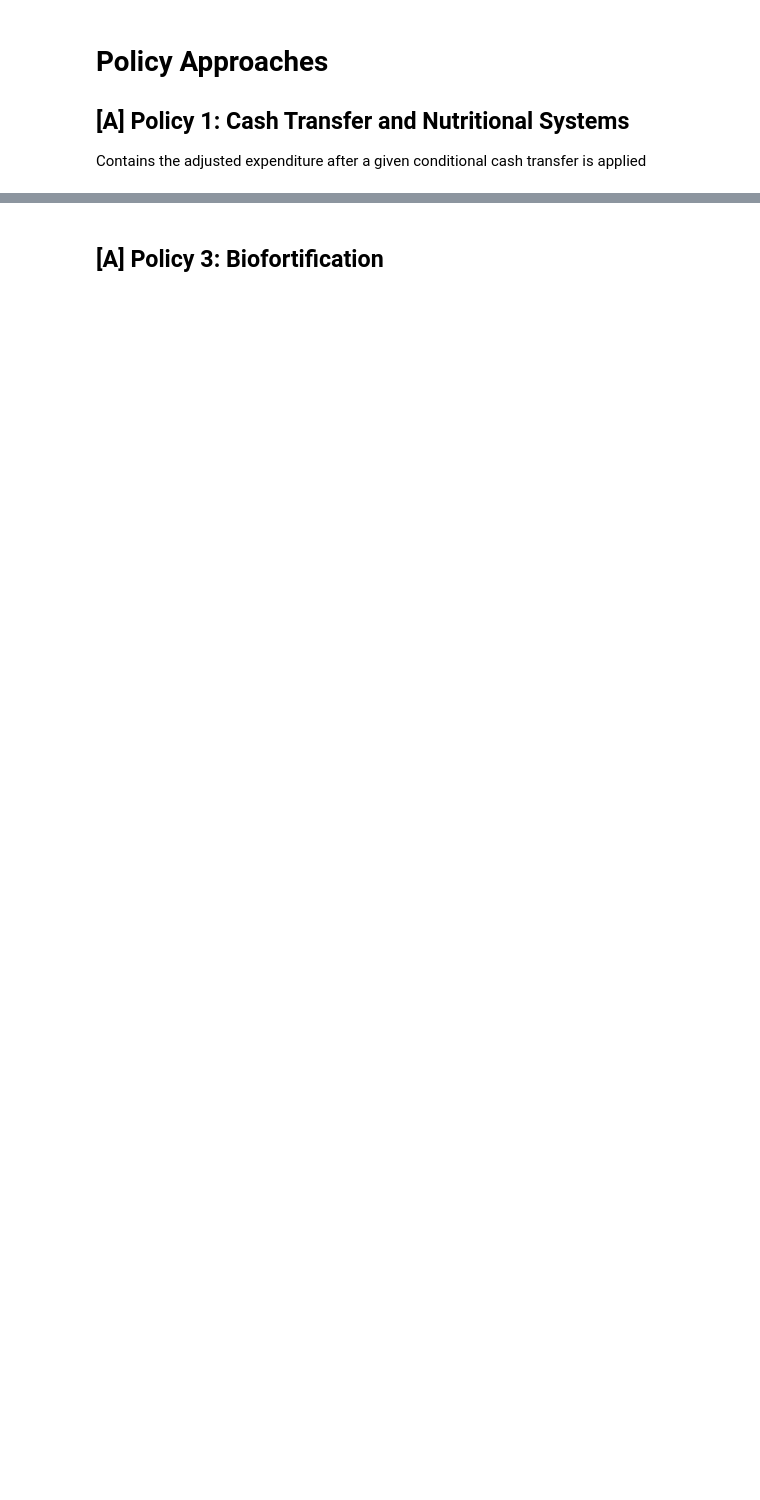
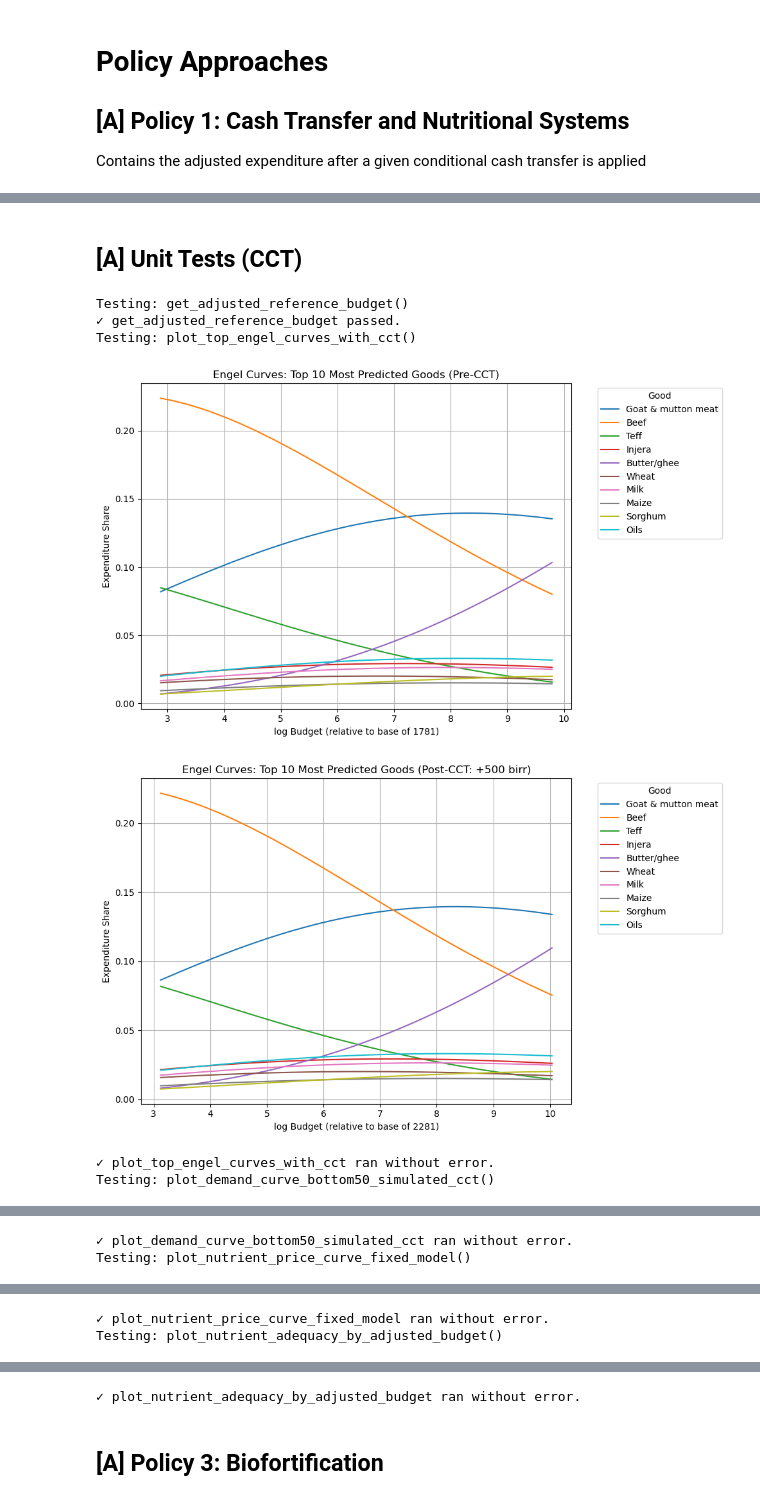
Before and after one commit to colby-alonzo/EEP153_Proj4, a Jupyter notebook: OFFICIAL_TEAM_CODE.ipynb, the cells around one changed output, grey strips where cells are left out. Drawn from its saved outputs; the diff is of its cells as text; code cells hidden in the pictures; blank space fills up the shorter version.

```diff
--- a/OFFICIAL_TEAM_CODE.ipynb
+++ b/OFFICIAL_TEAM_CODE.ipynb
@@ -1041,0 +1068,57 @@ plot_nutrient_adequacy_by_adjusted_budget(
+# %% [markdown]
+## **[A] Unit Tests (CCT)**
+# %%
+# 1. Test get_adjusted_reference_budget()
+print("Testing: get_adjusted_reference_budget()")
+
+baseline = get_adjusted_reference_budget(0)
+adjusted = get_adjusted_reference_budget(500)
+assert isinstance(baseline, (int, float, np.floating)), "xref should be numeric"
+assert adjusted > baseline, "Adjusted budget should be higher after CCT"
+
+print("✓ get_adjusted_reference_budget passed.")
+
+# 2. Test plot_top_engel_curves_with_cct() using returnable core logic (visual only, no assert)
+print("Testing: plot_top_engel_curves_with_cct()")
+try:
+    plot_top_engel_curves_with_cct(0)
+    plot_top_engel_curves_with_cct(500)
+    print("✓ plot_top_engel_curves_with_cct ran without error.")
+except Exception as e:
+    print("✗ Error:", e)
+
+# 3. Test plot_demand_curve_bottom50_simulated_cct() for 'Milk'
+print("Testing: plot_demand_curve_bottom50_simulated_cct()")
+try:
+    plot_demand_curve_bottom50_simulated_cct('Milk', r, cct_amount=0)
+    plot_demand_curve_bottom50_simulated_cct('Milk', r, cct_amount=500)
+    print("✓ plot_demand_curve_bottom50_simulated_cct ran without error.")
+except Exception as e:
+    print("✗ Error:", e)
+
+# 4. Test plot_nutrient_price_curve_fixed_model() for calcium
+print("Testing: plot_nutrient_price_curve_fixed_model()")
+try:
+    plot_nutrient_price_curve_fixed_model('Milk', 'Calcium', cct_amount=0)
+    plot_nutrient_price_curve_fixed_model('Milk', 'Calcium', cct_amount=500)
+    print("✓ plot_nutrient_price_curve_fixed_model ran without error.")
+except Exception as e:
+    print("✗ Error:", e)
+
+# 5. Test plot_nutrient_adequacy_by_adjusted_budget() for basic nutrients
+print("Testing: plot_nutrient_adequacy_by_adjusted_budget()")
+try:
+    UseNutrients = ['Protein', 'Calcium', 'Iron']
+    plot_nutrient_adequacy_by_adjusted_budget(UseNutrients, cct_amount=0)
+    plot_nutrient_adequacy_by_adjusted_budget(UseNutrients, cct_amount=500)
+    print("✓ plot_nutrient_adequacy_by_adjusted_budget ran without error.")
+except Exception as e:
+    print("✗ Error:", e)
+# %% [output]
+Testing: get_adjusted_reference_budget()
+✓ get_adjusted_reference_budget passed.
+Testing: plot_top_engel_curves_with_cct()
+[figure, added]
+[figure, added]
+✓ plot_top_engel_curves_with_cct ran without error.
+Testing: plot_demand_curve_bottom50_simulated_cct()
@@ -1041,0 +1127,2 @@ plot_nutrient_adequacy_by_adjusted_budget(
+✓ plot_demand_curve_bottom50_simulated_cct ran without error.
+Testing: plot_nutrient_price_curve_fixed_model()
@@ -1041,0 +1131,2 @@ plot_nutrient_adequacy_by_adjusted_budget(
+✓ plot_nutrient_price_curve_fixed_model ran without error.
+Testing: plot_nutrient_adequacy_by_adjusted_budget()
@@ -1042,3 +1135,4 @@ plot_nutrient_adequacy_by_adjusted_budget(
+✓ plot_nutrient_adequacy_by_adjusted_budget ran without error.
 # %% [markdown]
 ## **[A] Policy 3:** Biofortification
 # %%
```
Also changed, not shown: parts of 19 cells of this notebook, 1 other file.
